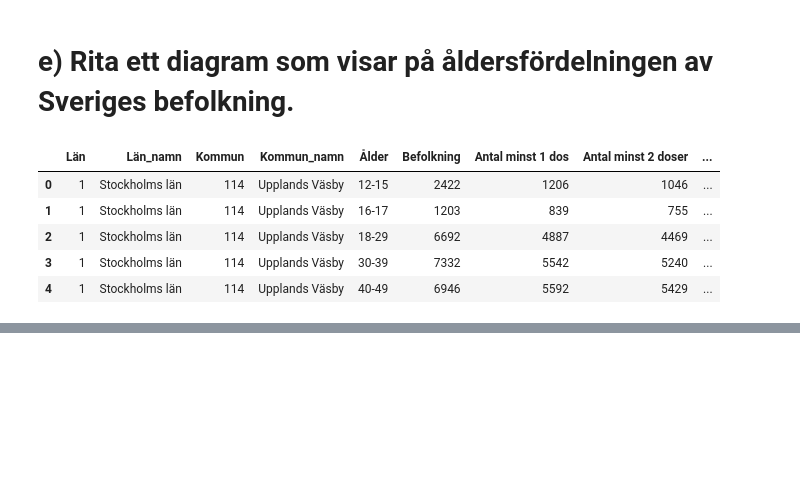
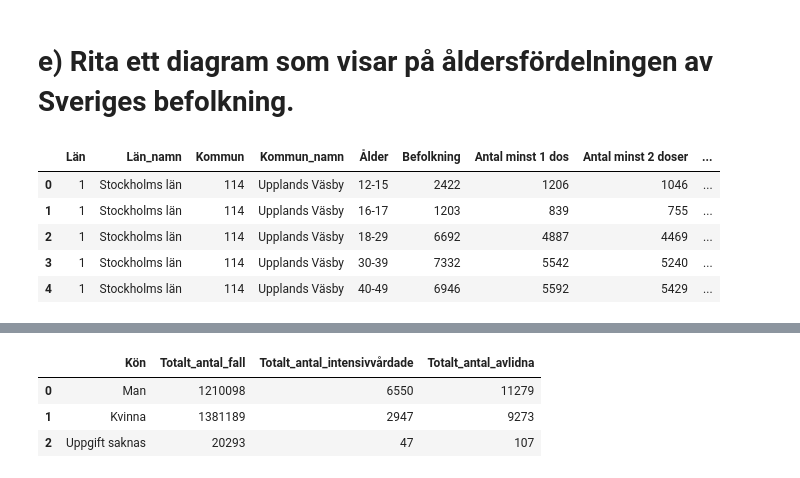
Before and after one commit to JoelOscarsson/Databehandling-JoelOscarsson, a Jupyter notebook: Laboration-1/Labb_1.ipynb, the cells around one changed output, grey strips where cells are left out. Saved outputs shown, nothing was run; the diff lists cells and outputs as text; code cells hidden in the pictures; blank space fills up the shorter version.

```diff
--- a/Laboration-1/Labb_1.ipynb
+++ b/Laboration-1/Labb_1.ipynb
@@ -466,0 +554,14 @@ fig.show()
+# %%
+# Number of people that got sick from Covid 19 in the whole country
+
+# Reading in sheet for the excel file
+people_sick = pd.read_excel(covid19_file, sheet_name= "Totalt antal per kön")
+
+
+#
+people_sick.head()
+# %% [output]
+|  | Kön | Totalt_antal_fall | Totalt_antal_intensivvårdade | Totalt_antal_avlidna |
+| 0 | Man | 1210098 | 6550 | 11279 |
+| 1 | Kvinna | 1381189 | 2947 | 9273 |
+| 2 | Uppgift saknas | 20293 | 47 | 107 |
```
Also changed, not shown: parts of 12 cells of this notebook, 10 other files.
